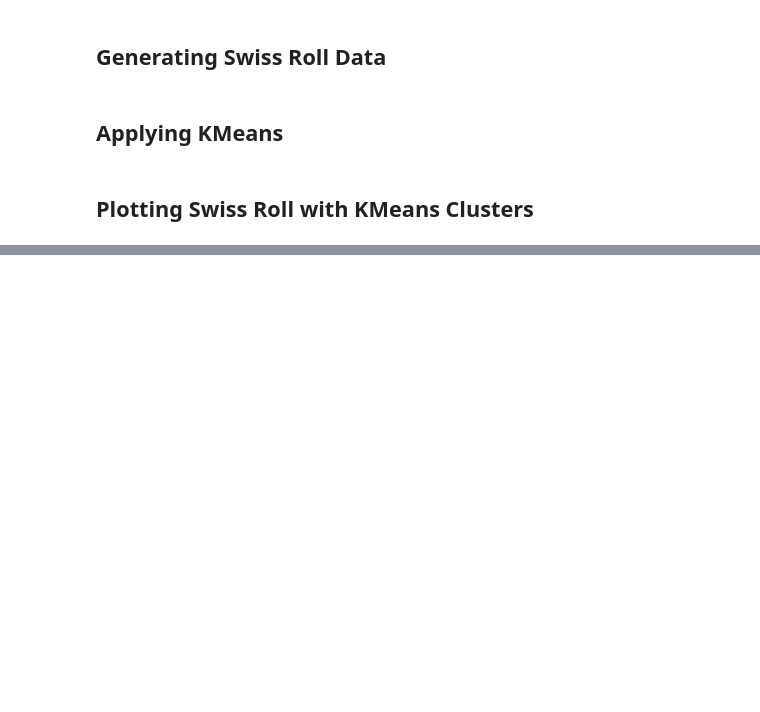
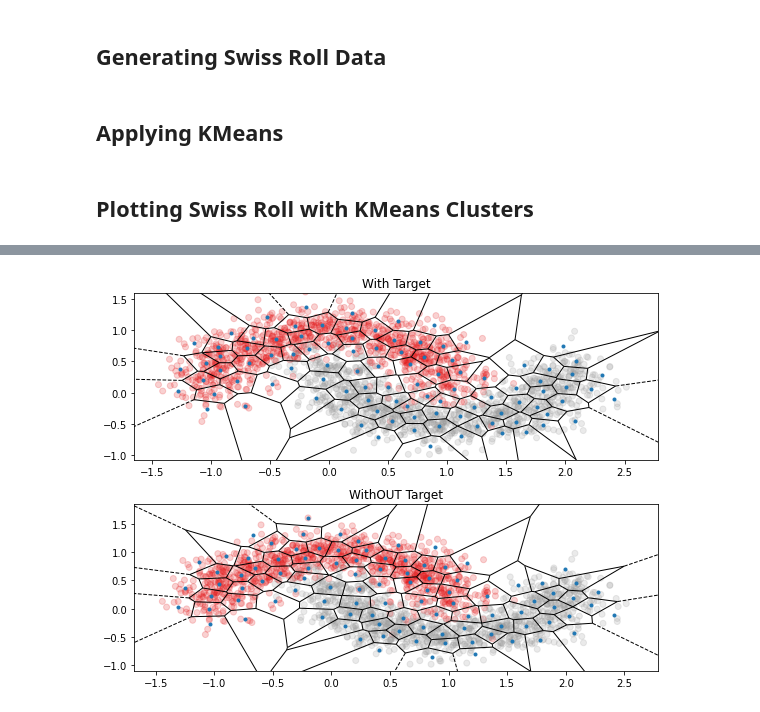
Before and after one commit to Biased-Outliers/book-study, a Jupyter notebook: Feature_Engineering_for_Machine_Learning/07-Nonlinear_Featurization_via_K-Means_Model_Stacking/Nonlinear_Featurization_via_K_Means_Model_Stacking.ipynb, the cells around one changed output, grey strips where cells are left out. Drawn from its saved outputs; the diff is of its cells as text; code cells hidden in the pictures; blank space fills up the shorter version.

```diff
--- a/Feature_Engineering_for_Machine_Learning/07-Nonlinear_Featurization_via_K-Means_Model_Stacking/Nonlinear_Featurization_via_K_Means_Model_Stacking.ipynb
+++ b/Feature_Engineering_for_Machine_Learning/07-Nonlinear_Featurization_via_K-Means_Model_Stacking/Nonlinear_Featurization_via_K_Means_Model_Stacking.ipynb
@@ -158,0 +263,38 @@ ax.scatter(X[:, 0], X[:, 1], X[:, 2], c=clusters_swiss_roll, cmap='Spectral');
+# %%
+# Creating moon dataset
+
+training_data, training_labels = make_moons(
+    n_samples=2000,
+    noise=0.2,
+)
+# %%
+kmf_hint = KMeansFeaturizer(k=100, target_scale=10).fit(training_data, training_labels)
+# %%
+kmf_no_hint = KMeansFeaturizer(k=100, target_scale=0).fit(training_data, training_labels)
+# %%
+def kmeans_voronoi_plot(X, y, cluster_centers, ax):
+    """
+    Plots the Voronoi diagram of the k-means clusters overlaid with the data
+    """
+    ax.scatter(
+        X[:, 0],
+        X[:, 1],
+        c=y,
+        cmap='Set1',
+        alpha=0.2
+    )
+    vor = Voronoi(cluster_centers)
+    voronoi_plot_2d(vor, ax=ax, show_vertices=False, alpha=0.5)
+# %%
+# Plotting the data
+
+fig = plt.figure(figsize=(8,6))
+ax1 = fig.add_subplot(2,1,1)
+ax2 = fig.add_subplot(2,1,2)
+kmeans_voronoi_plot(training_data, training_labels, kmf_hint.cluster_centers_, ax1)
+kmeans_voronoi_plot(training_data, training_labels, kmf_no_hint.cluster_centers_, ax2)
+ax1.set_title("With Target")
+ax2.set_title("WithOUT Target")
+plt.tight_layout();
+# %% [output]
+[figure, added]
```
Also changed, not shown: parts of 9 cells of this notebook, 1 other file.
